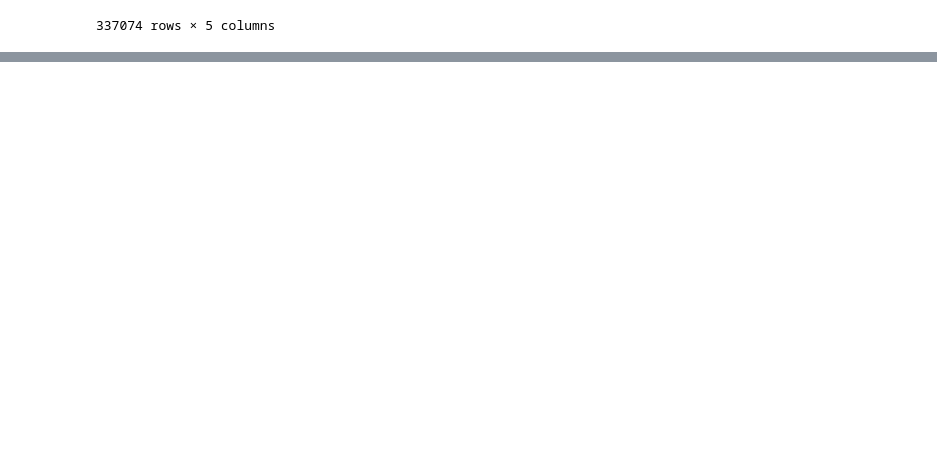
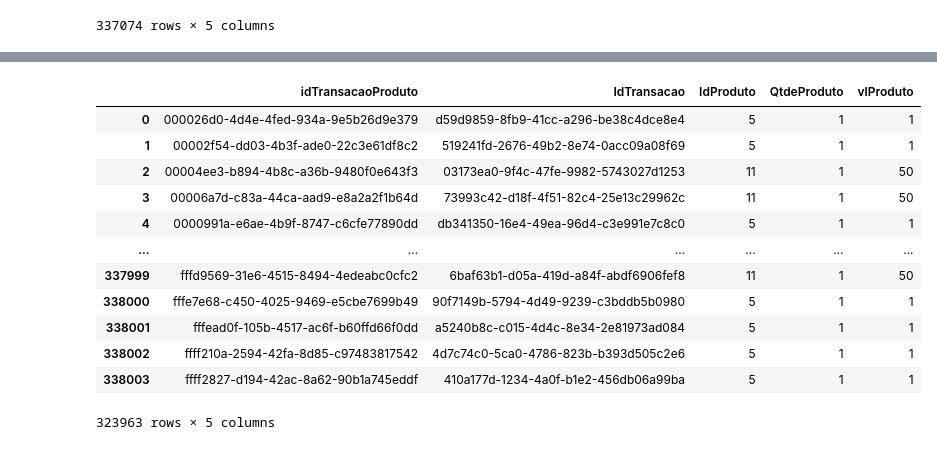
Before and after one commit to ga-lim/gabriel-estuda-dados, a Jupyter notebook: estudos-pandas/pandas_general.ipynb, the cells around one changed output, grey strips where cells are left out. Cells and saved outputs as stored; diff of their text form; code cells hidden in the pictures; blank space fills up the shorter version.

```diff
--- a/estudos-pandas/pandas_general.ipynb
+++ b/estudos-pandas/pandas_general.ipynb
@@ -407,0 +474,21 @@ df_trans[colunas]
+# %%
+df_tp = pd.read_csv('../data/transacao_produto.csv', sep = ';')
+df_tp
+
+filtro_ids = (df_tp['IdProduto'] == '5') | (df_tp['IdProduto'] == '11')
+
+df_tp[filtro_ids]
+# %% [output]
+|  | idTransacaoProduto | IdTransacao | IdProduto | QtdeProduto | vlProduto |
+| 0 | 000026d0-4d4e-4fed-934a-9e5b26d9e379 | d59d9859-8fb9-41cc-a296-be38c4dce8e4 | 5 | 1 | 1 |
+| 1 | 00002f54-dd03-4b3f-ade0-22c3e61df8c2 | 519241fd-2676-49b2-8e74-0acc09a08f69 | 5 | 1 | 1 |
+| 2 | 00004ee3-b894-4b8c-a36b-9480f0e643f3 | 03173ea0-9f4c-47fe-9982-5743027d1253 | 11 | 1 | 50 |
+| 3 | 00006a7d-c83a-44ca-aad9-e8a2a2f1b64d | 73993c42-d18f-4f51-82c4-25e13c29962c | 11 | 1 | 50 |
+| 4 | 0000991a-e6ae-4b9f-8747-c6cfe77890dd | db341350-16e4-49ea-96d4-c3e991e7c8c0 | 5 | 1 | 1 |
+| ... | ... | ... | ... | ... | ... |
+| 337999 | fffd9569-31e6-4515-8494-4edeabc0cfc2 | 6baf63b1-d05a-419d-a84f-abdf6906fef8 | 11 | 1 | 50 |
+| 338000 | fffe7e68-c450-4025-9469-e5cbe7699b49 | 90f7149b-5794-4d49-9239-c3bddb5b0980 | 5 | 1 | 1 |
+| 338001 | fffead0f-105b-4517-ac6f-b60ffd66f0dd | a5240b8c-c015-4d4c-8e34-2e81973ad084 | 5 | 1 | 1 |
+| 338002 | ffff210a-2594-42fa-8d85-c97483817542 | 4d7c74c0-5ca0-4786-823b-b393d505c2e6 | 5 | 1 | 1 |
+| 338003 | ffff2827-d194-42ac-8a62-90b1a745eddf | 410a177d-1234-4a0f-b1e2-456db06a99ba | 5 | 1 | 1 |
+323963 rows × 5 columns
```
Also changed, not shown: parts of 5 cells of this notebook.
